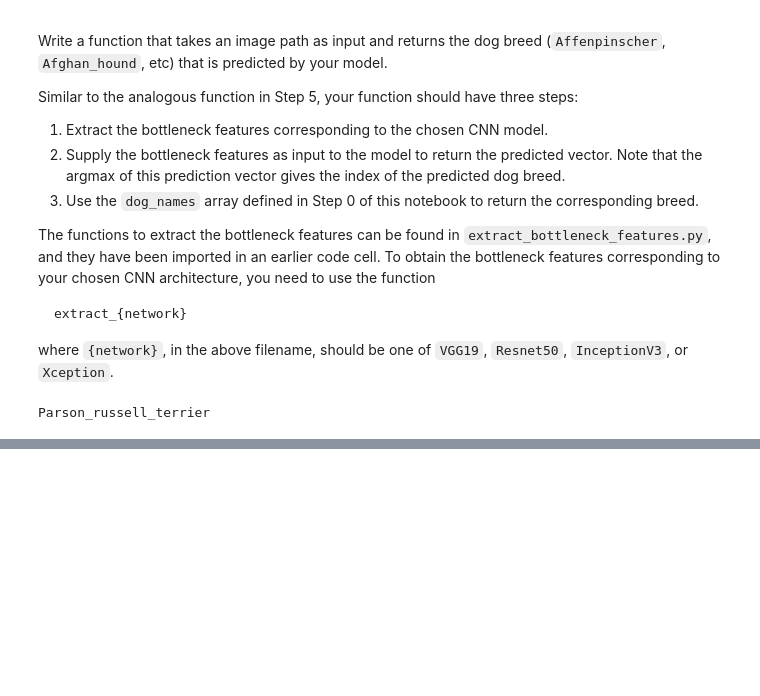
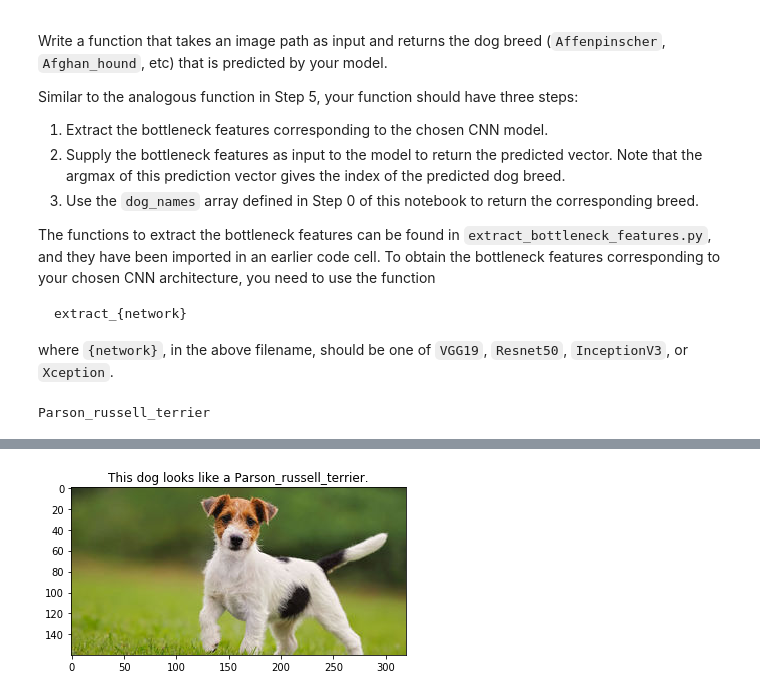
Before and after one commit to mattdajacob/dog-project, a Jupyter notebook: dog_app.ipynb, the cells around one changed output, grey strips where cells are left out. Cells and saved outputs as stored; diff of their text form; code cells hidden in the pictures; blank space fills up the shorter version.

```diff
--- a/dog_app.ipynb
+++ b/dog_app.ipynb
@@ -818,2 +822,4 @@ prediction = dog_breed_predictor('/home/ubuntu/dog-project/willow5.jpg')
 # %%
-prediction = dog_breed_predictor('/home/ubuntu/dog-project/willow5.jpg')
+prediction = dog_breed_predictor('/home/ubuntu/dog-project/dog2.jpg')
+# %% [output]
+[figure, added]
```
Also changed, not shown: parts of 17 cells of this notebook.
